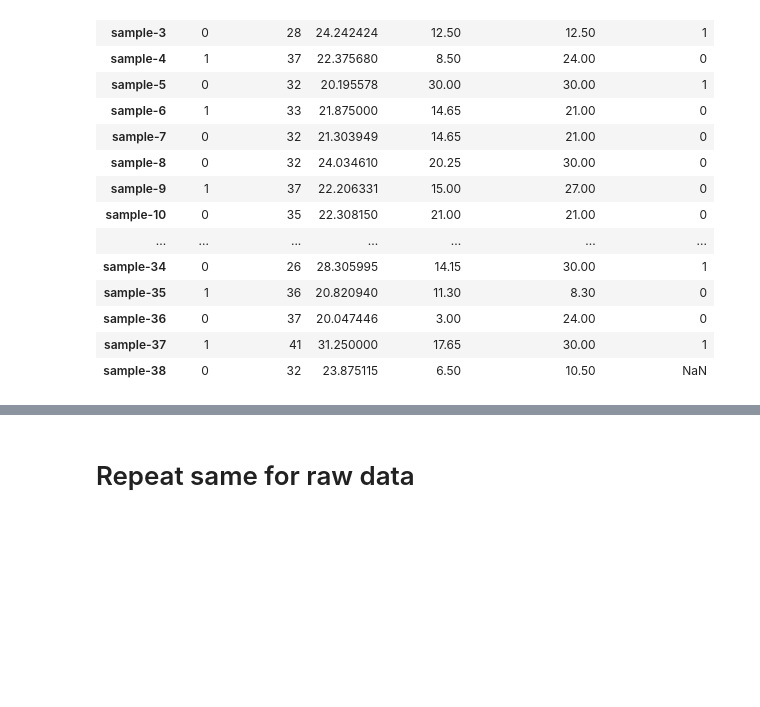
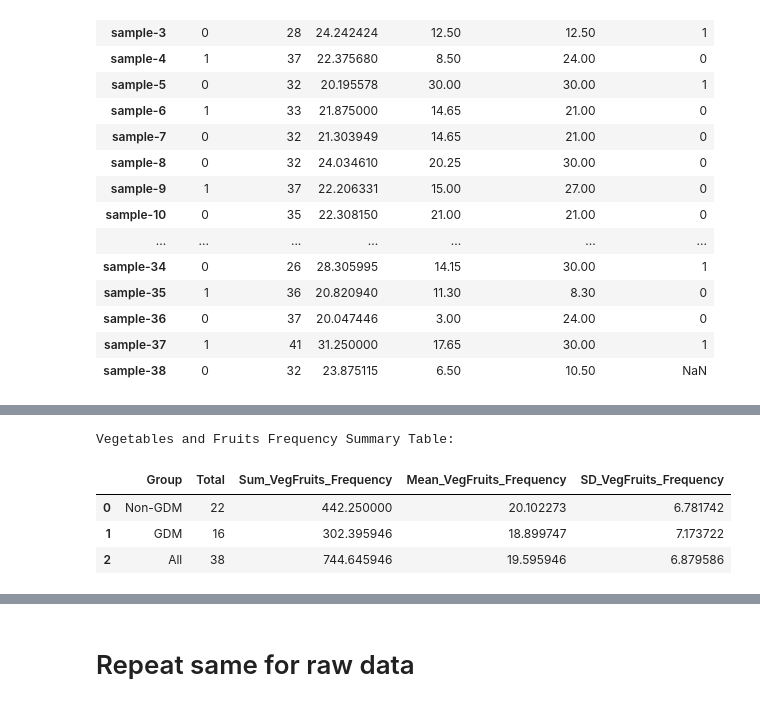
Before and after one commit to aishwaryasalvi777/End-to-End-Metabolomics-Biomarker-Modeling-Pipeline, a Jupyter notebook: src/scripts/08_ML_modeling copy.ipynb, the cells around one changed output, grey strips where cells are left out. Cells and saved outputs as stored; diff of their text form; code cells hidden in the pictures; blank space fills up the shorter version.

```diff
--- a/src/scripts/08_ML_modeling copy.ipynb
+++ b/src/scripts/08_ML_modeling copy.ipynb
@@ -330,0 +431,28 @@ cov_matrix.head(38)
+# %%
+# Vegetables and fruits frequency summary table for Non-GDM, GDM, and All samples
+vegfruit_series = pd.to_numeric(cov_matrix['diet_fruit_vegetables'], errors='coerce')
+gdm_series = cov_matrix['GDM'].astype(str)
+
+vegfruit_rows = []
+for group_name, group_values in [
+    ('Non-GDM', vegfruit_series[gdm_series.isin(['0', '0.0'])]),
+    ('GDM', vegfruit_series[gdm_series.isin(['1', '1.0'])]),
+    ('All', vegfruit_series),
+]:
+    vegfruit_rows.append({
+        'Group': group_name,
+        'Total': int(group_values.notna().sum()),
+        'Sum_VegFruits_Frequency': group_values.sum(),
+        'Mean_VegFruits_Frequency': group_values.mean(),
+        'SD_VegFruits_Frequency': group_values.std(),
+    })
+
+vegfruit_summary = pd.DataFrame(vegfruit_rows)
+print('Vegetables and Fruits Frequency Summary Table:')
+display(vegfruit_summary)
+# %% [output]
+Vegetables and Fruits Frequency Summary Table:
+|  | Group | Total | Sum_VegFruits_Frequency | Mean_VegFruits_Frequency | SD_VegFruits_Frequency |
+| 0 | Non-GDM | 22 | 442.250000 | 20.102273 | 6.781742 |
+| 1 | GDM | 16 | 302.395946 | 18.899747 | 7.173722 |
+| 2 | All | 38 | 744.645946 | 19.595946 | 6.879586 |
```
Also changed, not shown: parts of 8 cells of this notebook.
